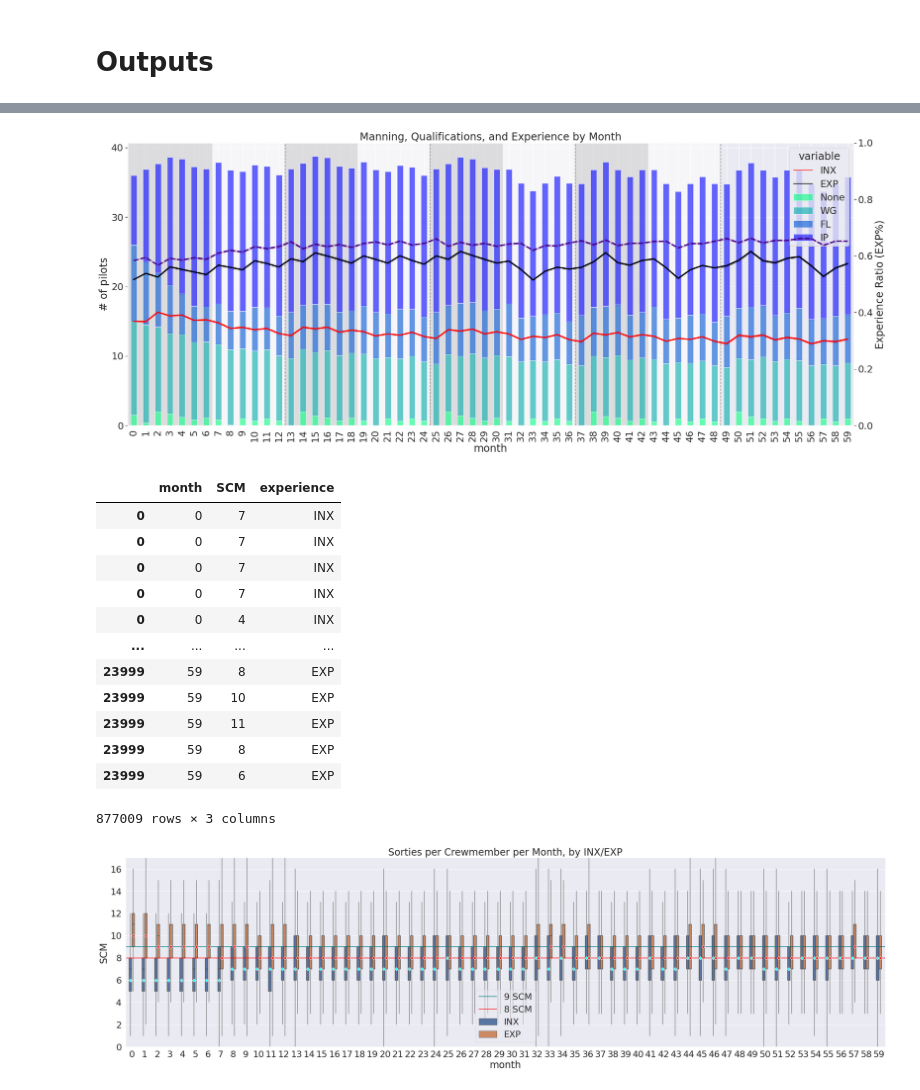
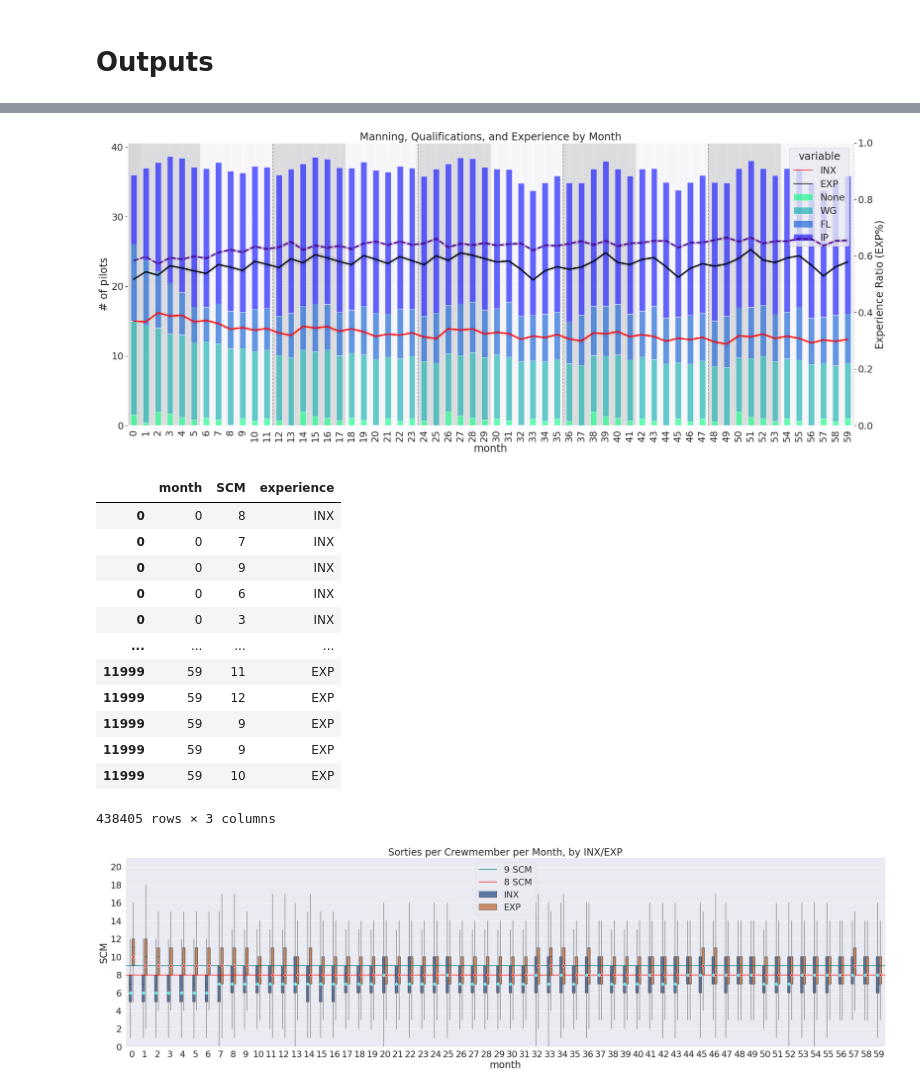
Before and after one commit to ialara/actf, a Jupyter notebook: baseline_status_quo_10x8_tos30_inxtails33.ipynb, the cells around one changed output, grey strips where cells are left out. Drawn from its saved outputs; the diff is of its cells as text; code cells hidden in the pictures.

Commit message:
revise plot aesthetics (shading)

```diff
--- a/baseline_status_quo_10x8_tos30_inxtails33.ipynb
+++ b/baseline_status_quo_10x8_tos30_inxtails33.ipynb
@@ -322,7 +322,7 @@ class Squadron:
           # Assuming 10-turn-8 pattern, and each INX needing supervision,
           # 9 tails assignable to INX each day.
           # Even probability of assignment per student means p = 9 / num_INX.
-            my_draw = rng.binomial(fly_days - p.scm, min(daily_inx_tails / len(INX_pilots), 0.99))
+            my_draw = rng.binomial(max(fly_days - p.scm, 0), min(daily_inx_tails / len(INX_pilots), 0.99))
             my_SCM = max(min(my_draw, sorties_available), 0)
             p.scm = my_SCM
             #print(f'PID {p.id:2d}: drew {my_draw:2d}, flying {my_SCM:2d}. p.scm: {p.scm}')
@@ -363,7 +363,7 @@ class Squadron:
         non_absorption_sorties = 0
         for p in EXP_pilots:
             assert p.id not in set([inx.id for inx in INX_pilots]), 'Pilot cannot be INX and EXP'
-            my_draw = rng.binomial(fly_days - p.scm, min(len(EXP_pilots), ((sorties_available / fly_days) - 2*daily_inx_tails)) / len(EXP_pilots)) # <- 2x because absorption sorties require minimum 2 jets. 1 for UP and 1 for supervisor/IP.
+            my_draw = rng.binomial(max(fly_days - p.scm, 0), min(len(EXP_pilots), ((sorties_available / fly_days) - 2*daily_inx_tails)) / len(EXP_pilots)) # <- 2x because absorption sorties require minimum 2 jets. 1 for UP and 1 for supervisor/IP.
             my_SCM = max(min(my_draw, sorties_remaining), 0)
             #print(f'PID {p.id:2d}: drew {my_draw:2d}, flying {my_SCM:2d}.')
             p.scm += my_SCM
@@ -581,7 +581,7 @@ class Syllabus:
 sim = Simulation()
 sim.setup(initial_size=36)
 
-num_runs = 400
+num_runs = 200
 months_per_run = 60
 # %% [markdown]
 # Scenario Inputs
@@ -677,11 +677,11 @@ exp_df
 # %%
 plt.rcParams['figure.figsize'] = (30, 12)
-fig, ax = plt.subplots()
 sns.set_theme()
 sns.set(font_scale=2)
-for year in range(1, int(len(quals_df) / 12)):
-    ax.axvline(year*12 + 0.5, linestyle='--', lw=1.5, c='gray')
-    start = (year-1)*12 + 0.5
+fig, ax = plt.subplots()
+for year in range(1, int(len(quals_df) / 12)+1):
+    ax.axvline(year*12 - 0.5, linestyle='--', lw=1.5, c='gray')
+    start = (year-1)*12 - 0.5
     ax.axvspan(start, start+6, color='lightgray', alpha=0.6)
     ax.axvspan(start+6, start+12, color='white', alpha=0.6)
 ax.axvspan(-0.5, 0.5, color='lightgray', alpha=0.6)
@@ -696,7 +696,7 @@ ax2.set_ylabel('Experience Ratio (EXP%)')
 ax.set_title('Manning, Qualifications, and Experience by Month')
 ax2.grid(False)
 # %% [output]
-[figure, old version]
+[figure, new version]
 # %%
 df = pd.DataFrame(np.array([np.array([month for month in run['monthly']['SCM_INX']], dtype='object') for run in many])).melt(var_name='month', value_name='SCM')
 df['experience'] = 'INX'
@@ -705,44 +705,44 @@ scm_df = df.explode('SCM')
 scm_df
 # %% [output]
 |  | month | SCM | experience |
+| 0 | 0 | 8 | INX |
 | 0 | 0 | 7 | INX |
-| 0 | 0 | 7 | INX |
-| 0 | 0 | 7 | INX |
-| 0 | 0 | 7 | INX |
-| 0 | 0 | 4 | INX |
+| 0 | 0 | 9 | INX |
+| 0 | 0 | 6 | INX |
+| 0 | 0 | 3 | INX |
 | ... | ... | ... | ... |
-| 23999 | 59 | 8 | EXP |
-| 23999 | 59 | 10 | EXP |
-| 23999 | 59 | 11 | EXP |
-| 23999 | 59 | 8 | EXP |
-| 23999 | 59 | 6 | EXP |
+| 11999 | 59 | 11 | EXP |
+| 11999 | 59 | 12 | EXP |
+| 11999 | 59 | 9 | EXP |
+| 11999 | 59 | 9 | EXP |
+| 11999 | 59 | 10 | EXP |
-877009 rows × 3 columns
+438405 rows × 3 columns
 # %%
 box = sns.catplot(data=scm_df, y='SCM', x='month', hue='experience', kind='box', width=0.4, showmeans=True, showcaps=False, showfliers=False, meanprops={'marker': 'D', 'markeredgecolor': 'white', 'markersize': 5}, whiskerprops={'color': 'grey'}, height=8, aspect=3.5, legend=False)
 # == Code below modified from https://stackoverflow.com/questions/63038011/assign-color-of-mean-markers-while-using-seaborn-hue
 num_artists = len(box.ax.artists)
 num_lines = len(box.ax.lines)
 lines_per_artist = num_lines // num_artists
 marker_colors = ['cyan', 'red']*(num_artists//2)
 for i, artist in enumerate(box.ax.artists):
     # Set the linecolor on the artist to the facecolor, and set the facecolor to None
     col = marker_colors[i]
     #artist.set_edgecolor(col)
     #artist.set_facecolor('None')
     # set the marker colors of the corresponding "lines" to the same color
     for j in range(lines_per_artist):
         box.ax.lines[i * lines_per_artist + j].set_markerfacecolor(col)
         #box.ax.lines[i * lines_per_artist + j].set_markeredgecolor(col)
 # ==
 box.ax.axhline(9, color='teal', label='9 SCM')
 box.ax.axhline(8, color='red', label='8 SCM')
-box.ax.set_yticks(range(0, 17, 2))
-box.ax.set_ylim(0, 17)
+box.ax.set_yticks(range(0, 21, 2))
+box.ax.set_ylim(0, 21)
 box.ax.set_title('Sorties per Crewmember per Month, by INX/EXP')
 plt.legend(framealpha=0.5)
 plt.show()
 # %% [output]
-[figure, old version]
+[figure, new version]
 # %%
 #  ax = flows[['net_first', 'net_nth']].plot(kind='bar')
 #  ax.axhline(0, color='black')
```
Also changed, not shown: parts of 7 cells of this notebook.
